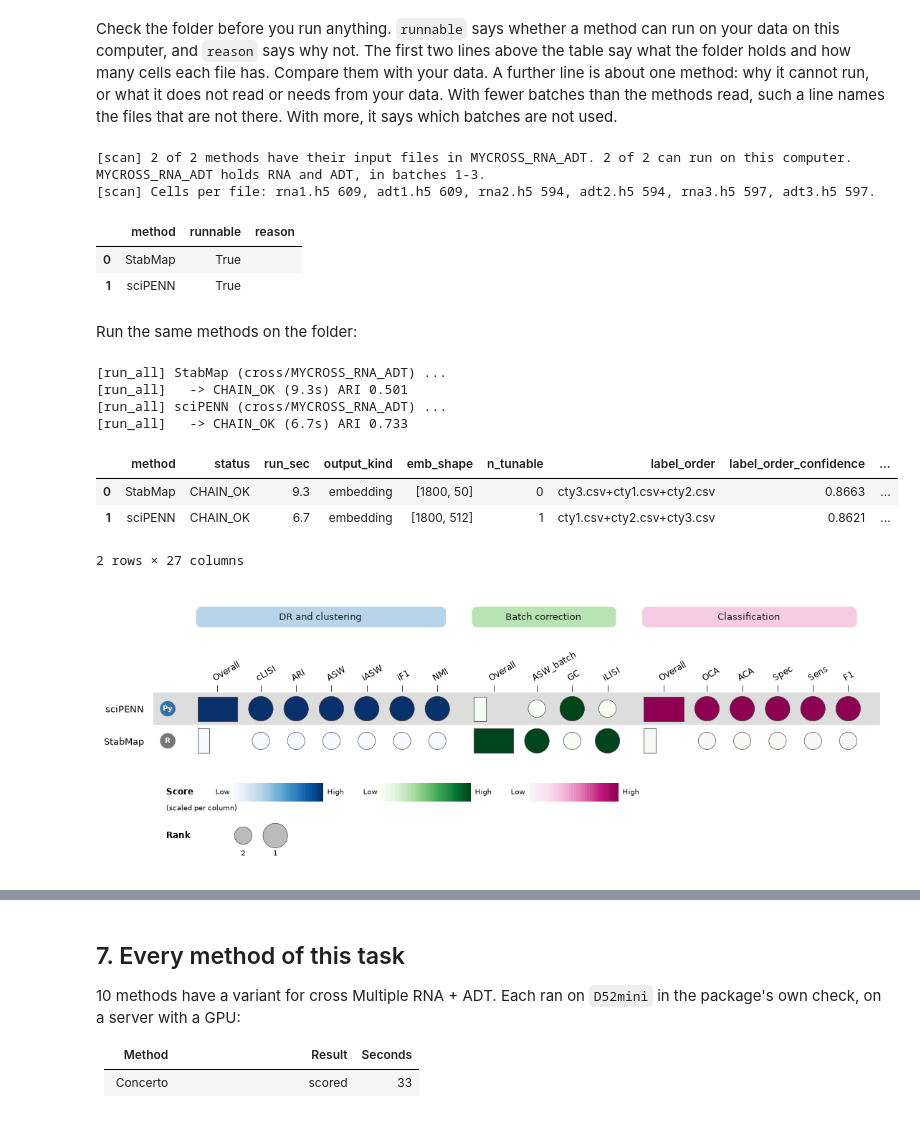
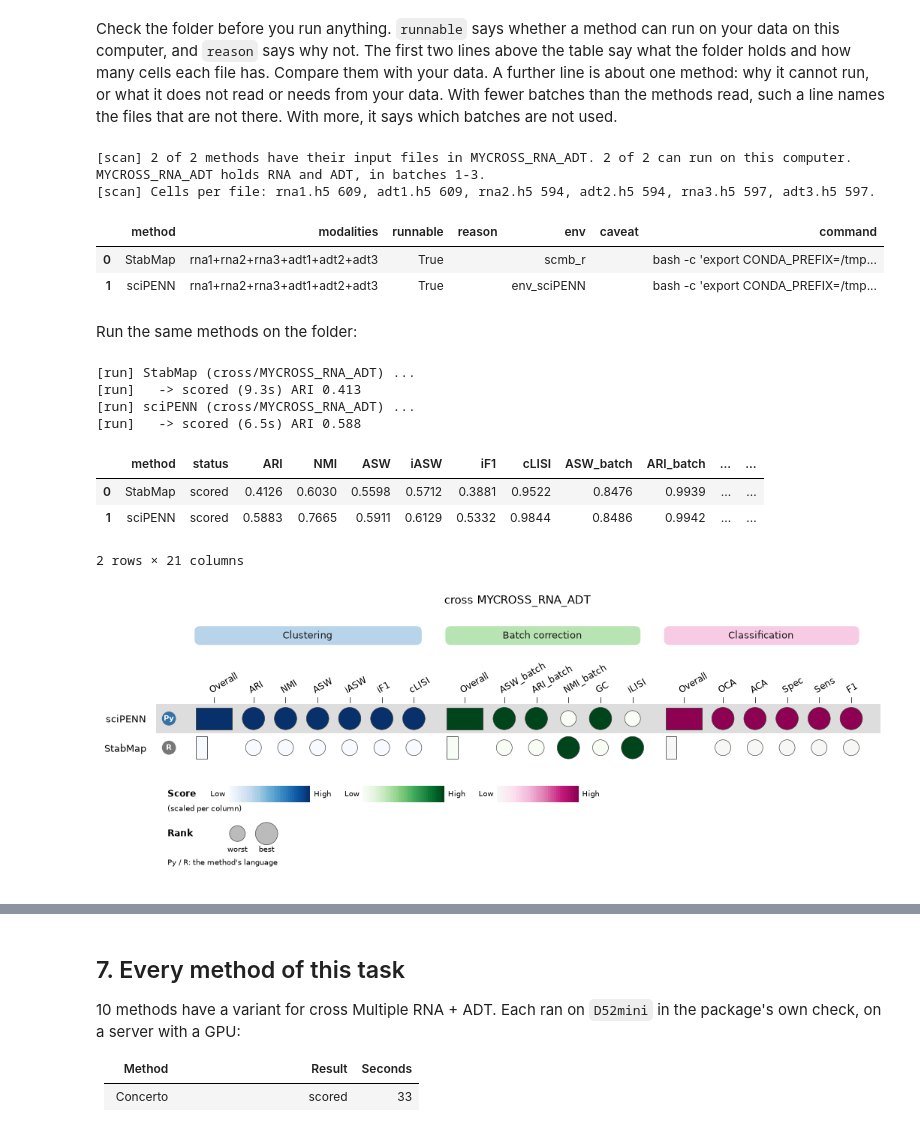
Before and after one commit to DSichang/scMultiBench, a Jupyter notebook: tutorials/cross_rna_adt/cross_rna_adt.ipynb, the cells around one changed output, grey strips where cells are left out. Cells and saved outputs as stored; diff of their text form; code cells hidden in the pictures.

```diff
--- a/tutorials/cross_rna_adt/cross_rna_adt.ipynb
+++ b/tutorials/cross_rna_adt/cross_rna_adt.ipynb
@@ -87,7 +85,7 @@ The clustering metrics `ARI`, `NMI`, `ASW`, `iASW`, `iF1` and `cLISI` measure ho
 
 </details>
 # %%
-res = mtb.run_all("D52mini", "cross", methods=METHODS,
+res = mtb.run("D52mini", "cross", methods=METHODS,
                   out_dir="out/D52mini")
 res.summary
 # %% [output]
@@ -181,31 +179,30 @@ PosixPath('mydata/MYCROSS_RNA_ADT')
 # %% [markdown]
 Check the folder before you run anything. `runnable` says whether a method can run on your data on this computer, and `reason` says why not. The first two lines above the table say what the folder holds and how many cells each file has. Compare them with your data. A further line is about one method: why it cannot run, or what it does not read or needs from your data. With fewer batches than the methods read, such a line names the files that are not there. With more, it says which batches are not used.
 # %%
-mtb.scan(NAME, "cross", methods=METHODS, data_path="mydata",
-         per_method=True)
+mtb.scan("mydata/" + NAME, "cross", methods=METHODS)
 # %% [output]
 [scan] 2 of 2 methods have their input files in MYCROSS_RNA_ADT. 2 of 2 can run on this computer. MYCROSS_RNA_ADT holds RNA and ADT, in batches 1-3.
 [scan] Cells per file: rna1.h5 609, adt1.h5 609, rna2.h5 594, adt2.h5 594, rna3.h5 597, adt3.h5 597.
-|  | method | runnable | reason |
-| 0 | StabMap | True |  |
-| 1 | sciPENN | True |  |
+|  | method | modalities | runnable | reason | env | caveat | command |
+| 0 | StabMap | rna1+rna2+rna3+adt1+adt2+adt3 | True |  | scmb_r |  | bash -c 'export CONDA_PREFIX=/tmp... |
+| 1 | sciPENN | rna1+rna2+rna3+adt1+adt2+adt3 | True |  | env_sciPENN |  | bash -c 'export CONDA_PREFIX=/tmp... |
 # %% [markdown]
 Run the same methods on the folder:
 # %%
-mine = mtb.run_all(NAME, "cross", methods=METHODS, data_path="mydata",
+mine = mtb.run("mydata/" + NAME, "cross", methods=METHODS,
                    out_dir="out/" + NAME)
 mine.summary
 # %% [output]
-[run_all] StabMap (cross/MYCROSS_RNA_ADT) ...
-[run_all]   -> CHAIN_OK (9.3s) ARI 0.501
-[run_all] sciPENN (cross/MYCROSS_RNA_ADT) ...
-[run_all]   -> CHAIN_OK (6.7s) ARI 0.733
+[run] StabMap (cross/MYCROSS_RNA_ADT) ...
+[run]   -> scored (9.3s) ARI 0.413
+[run] sciPENN (cross/MYCROSS_RNA_ADT) ...
+[run]   -> scored (6.5s) ARI 0.588
-|  | method | status | run_sec | output_kind | emb_shape | n_tunable | label_order | label_order_confidence | ... |
-| 0 | StabMap | CHAIN_OK | 9.3 | embedding | [1800, 50] | 0 | cty3.csv+cty1.csv+cty2.csv | 0.8663 | ... |
-| 1 | sciPENN | CHAIN_OK | 6.7 | embedding | [1800, 512] | 1 | cty1.csv+cty2.csv+cty3.csv | 0.8621 | ... |
+|  | method | status | ARI | NMI | ASW | iASW | iF1 | cLISI | ASW_batch | ARI_batch | ... | ... |
+| 0 | StabMap | scored | 0.4126 | 0.6030 | 0.5598 | 0.5712 | 0.3881 | 0.9522 | 0.8476 | 0.9939 | ... | ... |
+| 1 | sciPENN | scored | 0.5883 | 0.7665 | 0.5911 | 0.6129 | 0.5332 | 0.9844 | 0.8486 | 0.9942 | ... | ... |
-2 rows × 27 columns
+2 rows × 21 columns
 # %%
 mine.plot()
 # %% [output]
-[figure, old version]
+[figure, new version]
 # %% [markdown]
```
Also changed, not shown: parts of 13 cells of this notebook, 56 other files.
